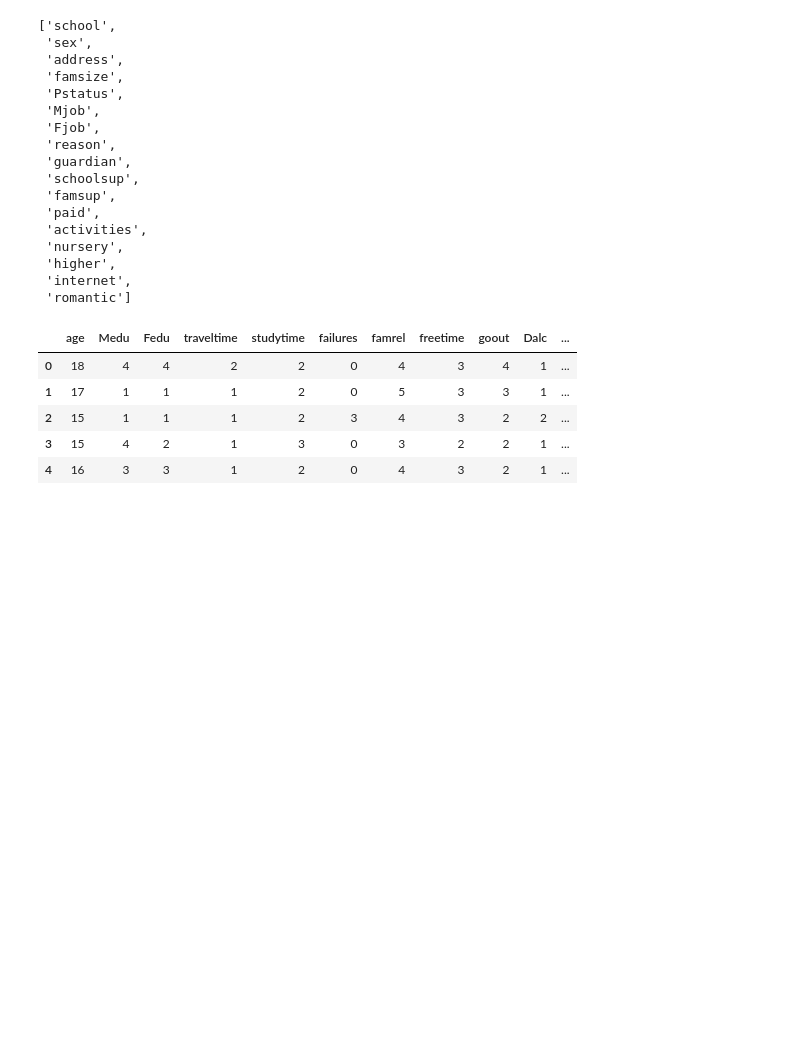
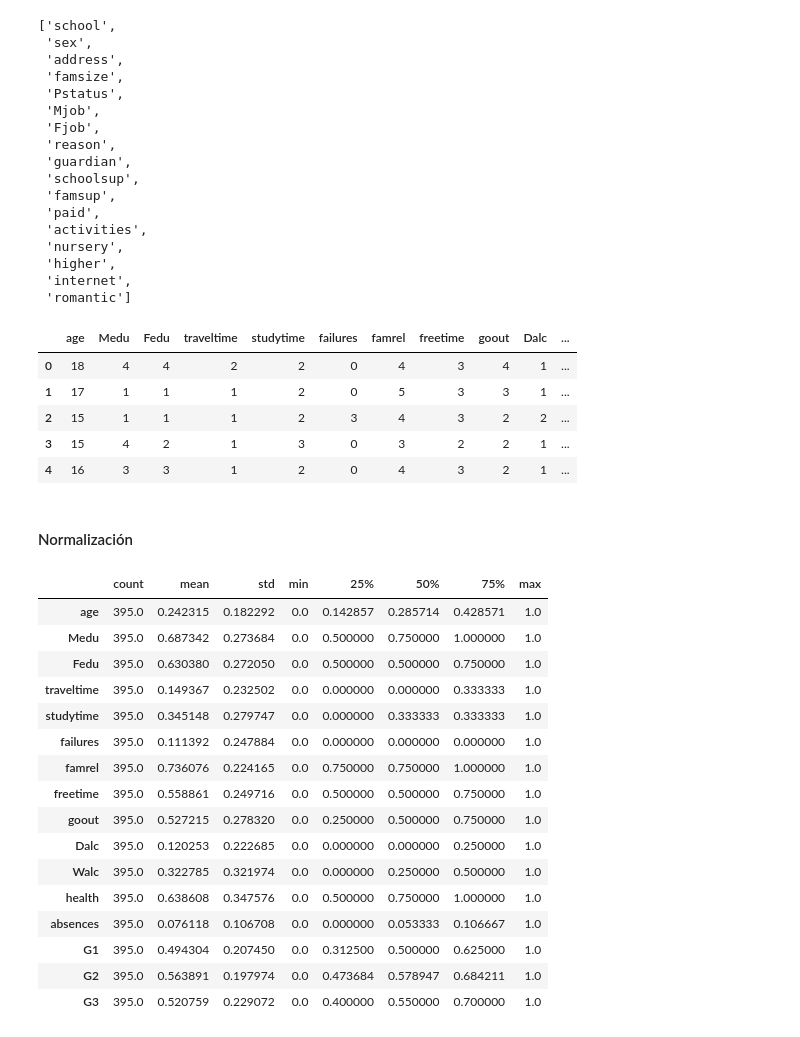
Before and after one commit to jaquimbayoc8/DiplomadoMLA2023, a Jupyter notebook: 3. RegresionLineal/RlinealNotas.ipynb, the cells around one changed output. Cells and saved outputs as stored; diff of their text form; code cells hidden in the pictures; blank space fills up the shorter version.

```diff
--- a/3. RegresionLineal/RlinealNotas.ipynb
+++ b/3. RegresionLineal/RlinealNotas.ipynb
@@ -251,3 +276,27 @@ datos.head()
 | 2 | 15 | 1 | 1 | 1 | 2 | 3 | 4 | 3 | 2 | 2 | ... |
 | 3 | 15 | 4 | 2 | 1 | 3 | 0 | 3 | 2 | 2 | 1 | ... |
 | 4 | 16 | 3 | 3 | 1 | 2 | 0 | 4 | 3 | 2 | 1 | ... |
+# %% [markdown]
+#### Normalización
+# %%
+datNorm = normaData(datos)
+
+datNorm.describe().T
+# %% [output]
+|  | count | mean | std | min | 25% | 50% | 75% | max |
+| age | 395.0 | 0.242315 | 0.182292 | 0.0 | 0.142857 | 0.285714 | 0.428571 | 1.0 |
+| Medu | 395.0 | 0.687342 | 0.273684 | 0.0 | 0.500000 | 0.750000 | 1.000000 | 1.0 |
+| Fedu | 395.0 | 0.630380 | 0.272050 | 0.0 | 0.500000 | 0.500000 | 0.750000 | 1.0 |
+| traveltime | 395.0 | 0.149367 | 0.232502 | 0.0 | 0.000000 | 0.000000 | 0.333333 | 1.0 |
+| studytime | 395.0 | 0.345148 | 0.279747 | 0.0 | 0.000000 | 0.333333 | 0.333333 | 1.0 |
+| failures | 395.0 | 0.111392 | 0.247884 | 0.0 | 0.000000 | 0.000000 | 0.000000 | 1.0 |
+| famrel | 395.0 | 0.736076 | 0.224165 | 0.0 | 0.750000 | 0.750000 | 1.000000 | 1.0 |
+| freetime | 395.0 | 0.558861 | 0.249716 | 0.0 | 0.500000 | 0.500000 | 0.750000 | 1.0 |
+| goout | 395.0 | 0.527215 | 0.278320 | 0.0 | 0.250000 | 0.500000 | 0.750000 | 1.0 |
+| Dalc | 395.0 | 0.120253 | 0.222685 | 0.0 | 0.000000 | 0.000000 | 0.250000 | 1.0 |
+| Walc | 395.0 | 0.322785 | 0.321974 | 0.0 | 0.000000 | 0.250000 | 0.500000 | 1.0 |
+| health | 395.0 | 0.638608 | 0.347576 | 0.0 | 0.500000 | 0.750000 | 1.000000 | 1.0 |
+| absences | 395.0 | 0.076118 | 0.106708 | 0.0 | 0.000000 | 0.053333 | 0.106667 | 1.0 |
+| G1 | 395.0 | 0.494304 | 0.207450 | 0.0 | 0.312500 | 0.500000 | 0.625000 | 1.0 |
+| G2 | 395.0 | 0.563891 | 0.197974 | 0.0 | 0.473684 | 0.578947 | 0.684211 | 1.0 |
+| G3 | 395.0 | 0.520759 | 0.229072 | 0.0 | 0.400000 | 0.550000 | 0.700000 | 1.0 |
```
Also changed, not shown: parts of 16 cells of this notebook.
